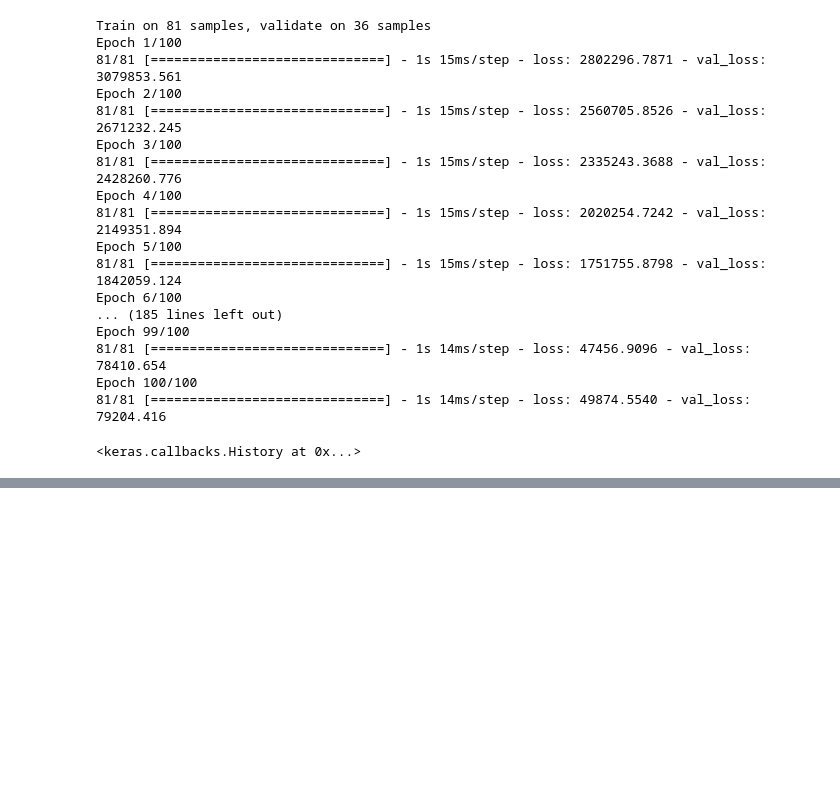
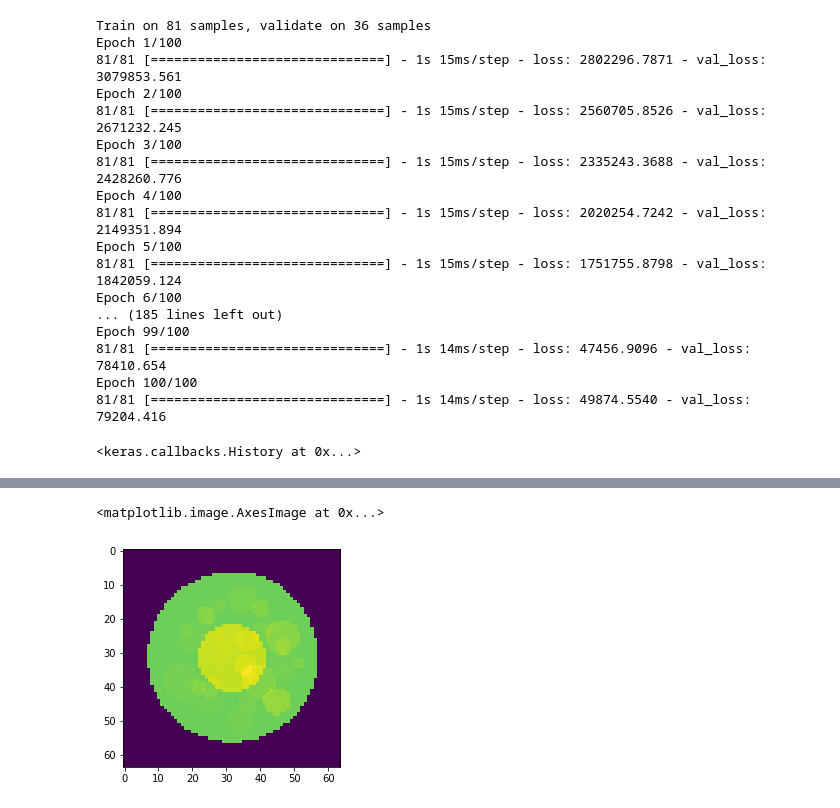
Before and after one commit to thayermldac/mre, a Jupyter notebook: modelfit.ipynb, the cells around one changed output, grey strips where cells are left out. Saved outputs shown, nothing was run; the diff lists cells and outputs as text; code cells hidden in the pictures; blank space fills up the shorter version.

```diff
--- a/modelfit.ipynb
+++ b/modelfit.ipynb
@@ -87,0 +100,5 @@ Epoch 100/100
+# %%
+plt.imshow(y_predict[25])
+# %% [output]
+<matplotlib.image.AxesImage at 0x...>
+[figure, added]
```
Also changed, not shown: parts of 3 cells of this notebook.
